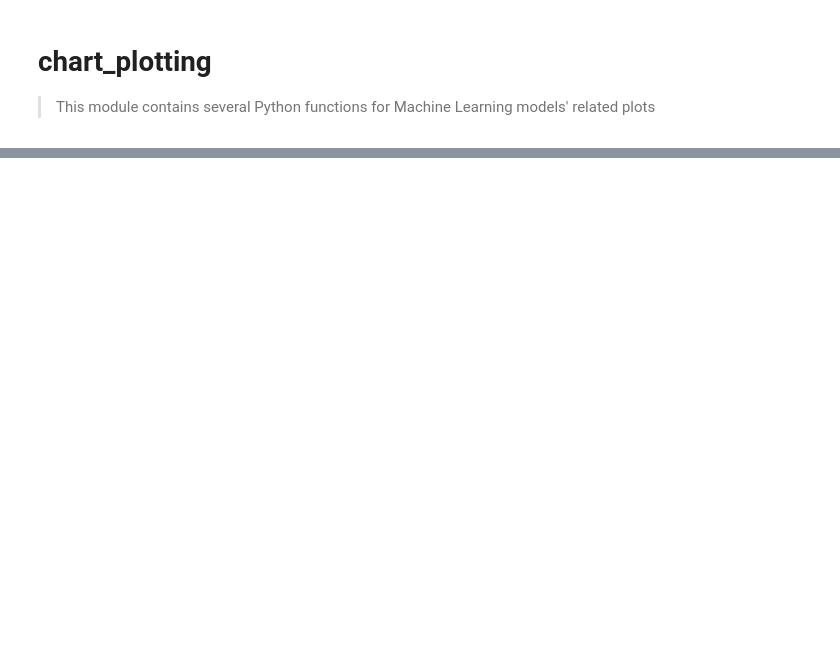
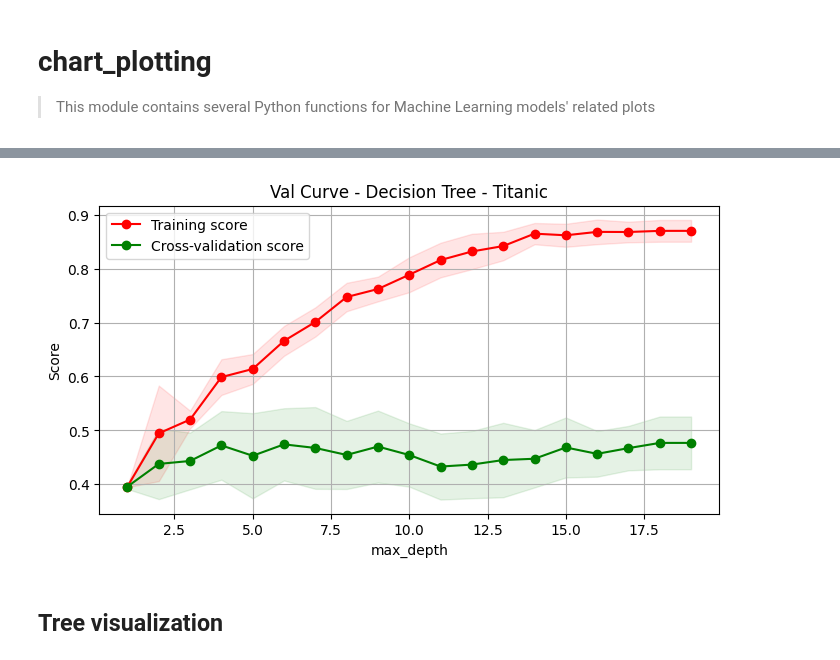
Before and after one commit to anhquan0412/that-ml-library, a Jupyter notebook: nbs/03_chart_plotting.ipynb, the cells around one changed output, grey strips where cells are left out. Saved outputs shown, nothing was run; the diff lists cells and outputs as text; code cells hidden in the pictures; blank space fills up the shorter version.

```diff
--- a/nbs/03_chart_plotting.ipynb
+++ b/nbs/03_chart_plotting.ipynb
@@ -310,0 +341,5 @@ def get_adaboost_info(dt_params,ada_params,X,y,seed=42):
+# %%
+dt = DecisionTreeClassifier(criterion='entropy',random_state=42)
+plot_validation_curve(dt,'Val Curve - Decision Tree - Titanic',df_num.drop('Survived',axis=1),df_num['Survived'],
+                      cv=5,param_range=np.arange(1,20,1),param_name='max_depth',scoring='f1_macro')
+# %% [output]
@@ -310,0 +347,3 @@ def get_adaboost_info(dt_params,ada_params,X,y,seed=42):
+[figure, added]
+# %% [markdown]
+## Tree visualization
```
Also changed, not shown: parts of 63 cells of this notebook, 13 other files.
